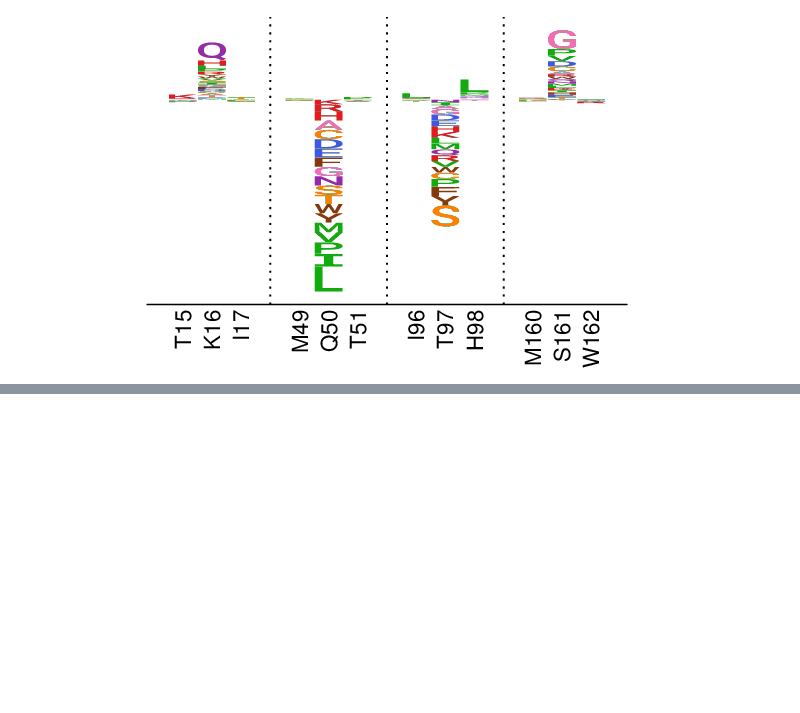
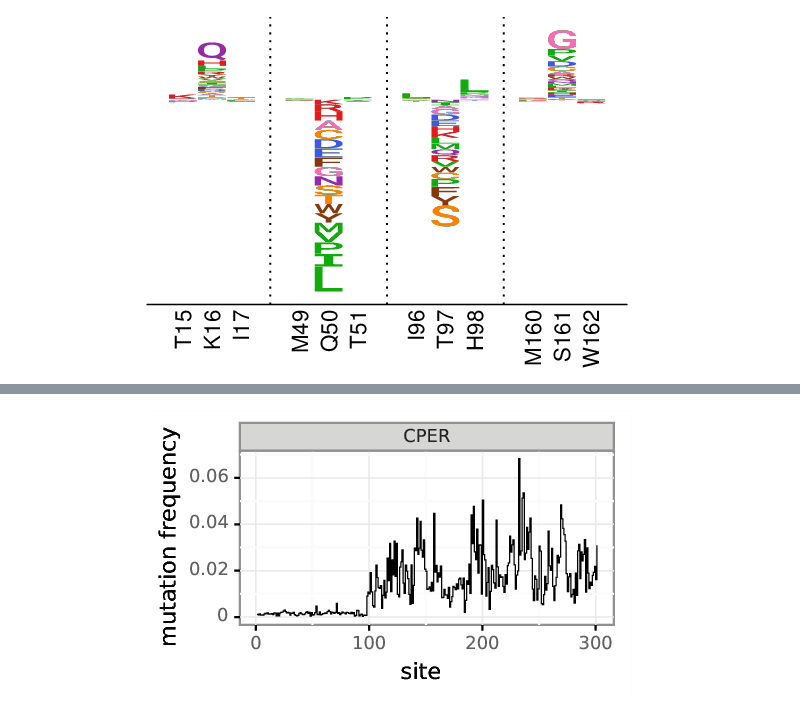
Before and after one commit to jbloomlab/ZIKV_DMS_w_Khromykh, a Jupyter notebook: analysis_notebook.ipynb, the cells around one changed output, grey strips where cells are left out. Drawn from its saved outputs; the diff is of its cells as text; code cells hidden in the pictures; blank space fills up the shorter version.

```diff
--- a/analysis_notebook.ipynb
+++ b/analysis_notebook.ipynb
@@ -343,0 +374,6 @@ showPDF(zoomlogoplot)
+# %%
+mutfreqfig = countslongplotprefix + 'mutfreq.pdf'
+# %%
+showPDF(mutfreqfig)
+# %% [output]
+[figure, added]
```
Also changed, not shown: parts of 9 cells of this notebook.
